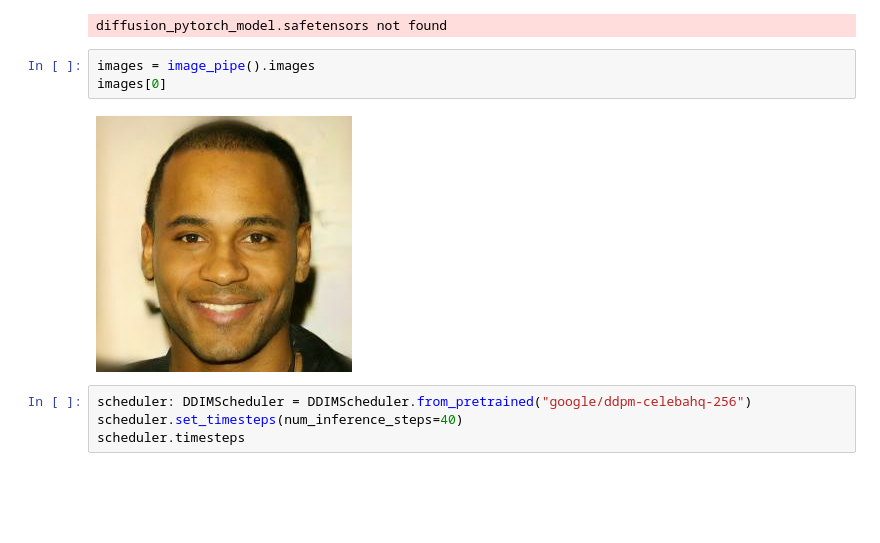
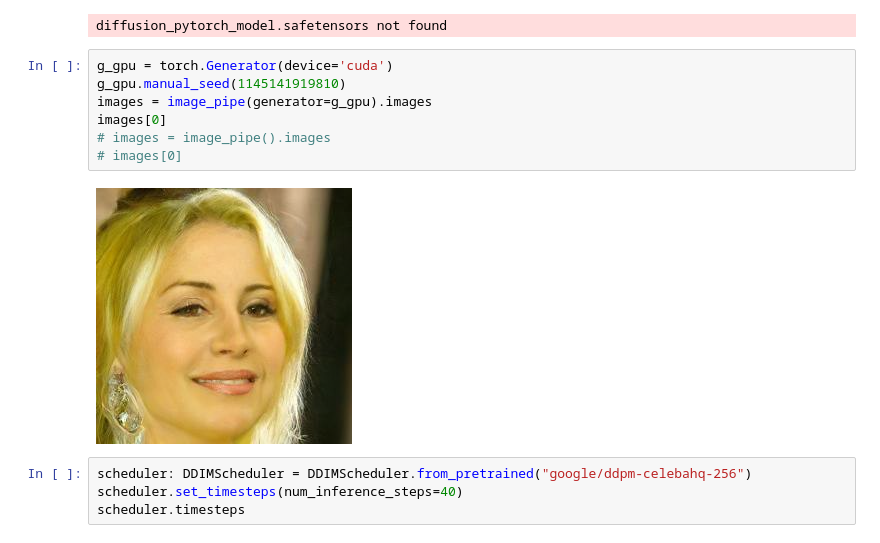
Before and after one commit to mix060514/diffusion-model-from-principle-to-pratice, a Jupyter notebook: ch5.ipynb, the cells around one changed output. Saved outputs shown, nothing was run; the diff lists cells and outputs as text; blank space fills up the shorter version.

```diff
--- a/ch5.ipynb
+++ b/ch5.ipynb
@@ -21,11 +23,15 @@ image_pipe = DDPMPipeline.from_pretrained("google/ddpm-celebahq-256")
 image_pipe = image_pipe.to(device)
 # %% [output]
 diffusion_pytorch_model.safetensors not found
-# %%
-images = image_pipe().images
-images[0]
-# %% [output]
-[figure, removed]
+# %%
+g_gpu = torch.Generator(device='cuda')
+g_gpu.manual_seed(1145141919810)
+images = image_pipe(generator=g_gpu).images
+images[0]
+# images = image_pipe().images
+# images[0]
+# %% [output]
+[figure, added]
 # %%
 scheduler: DDIMScheduler = DDIMScheduler.from_pretrained("google/ddpm-celebahq-256")
 scheduler.set_timesteps(num_inference_steps=40)
```
Also changed, not shown: parts of 9 cells of this notebook, 7 other files.
